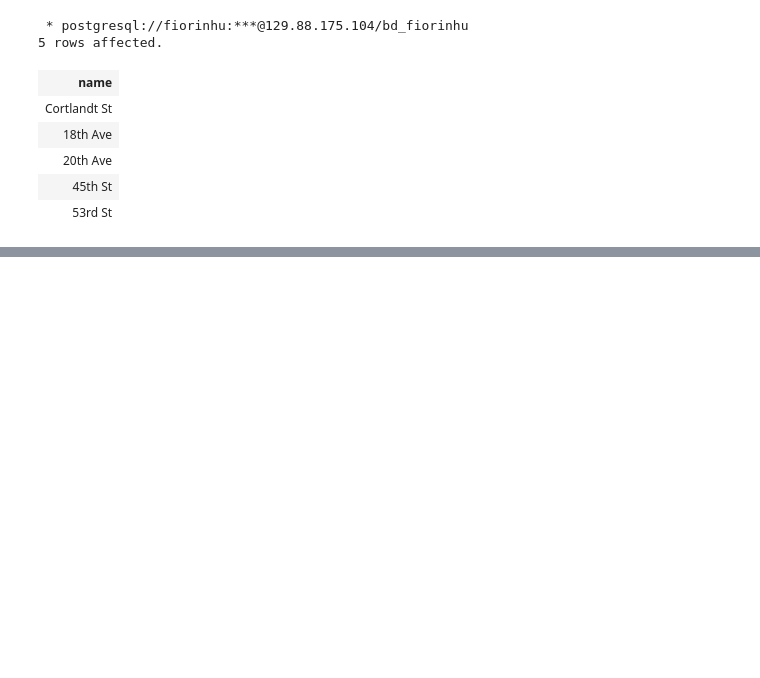
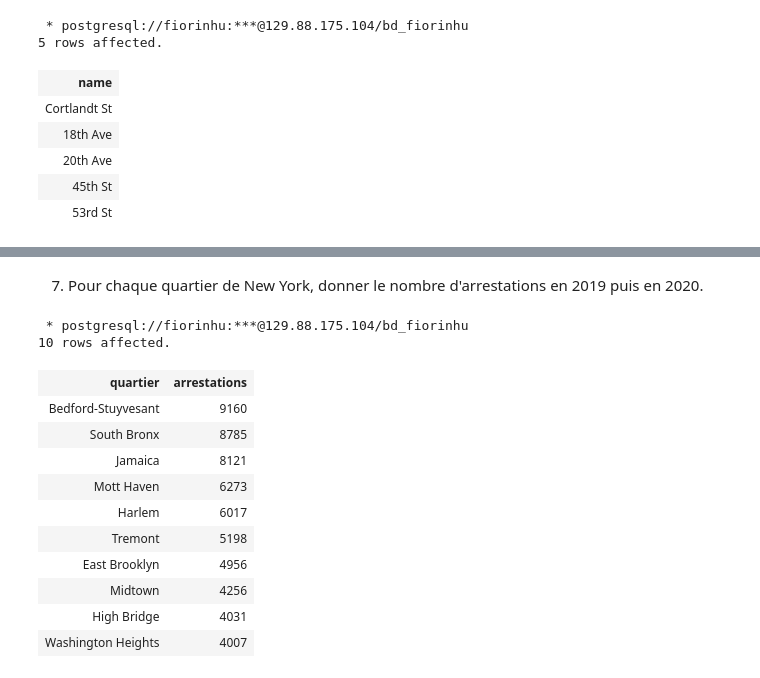
Before and after one commit to fiorinoh/geomas, a Jupyter notebook: postgis/sql_2.ipynb, the cells around one changed output, grey strips where cells are left out. Saved outputs shown, nothing was run; the diff lists cells and outputs as text; code cells hidden in the pictures; blank space fills up the shorter version.

```diff
--- a/postgis/sql_2.ipynb
+++ b/postgis/sql_2.ipynb
@@ -281,0 +319,24 @@ Ou l'art d'accomoder les "restes".
+# %% [markdown]
+7. Pour chaque quartier de New York, donner le nombre d'arrestations en 2019 puis en 2020.
+# %%
+%%sql
+SELECT arrest_neigh AS quartier, count(*) AS arrestations
+FROM nyc_arrests_data
+WHERE arrest_date > '2018-12-31' AND arrest_date < '2020-01-01' AND arrest_neigh IS NOT NULL
+GROUP BY arrest_neigh
+ORDER BY arrestations DESC
+LIMIT 10;
+# %% [output]
+ * postgresql://fiorinhu:***@129.88.175.104/bd_fiorinhu
+10 rows affected.
+| quartier | arrestations |
+| Bedford-Stuyvesant | 9160 |
+| South Bronx | 8785 |
+| Jamaica | 8121 |
+| Mott Haven | 6273 |
+| Harlem | 6017 |
+| Tremont | 5198 |
+| East Brooklyn | 4956 |
+| Midtown | 4256 |
+| High Bridge | 4031 |
+| Washington Heights | 4007 |
```
Also changed, not shown: parts of 18 cells of this notebook.
